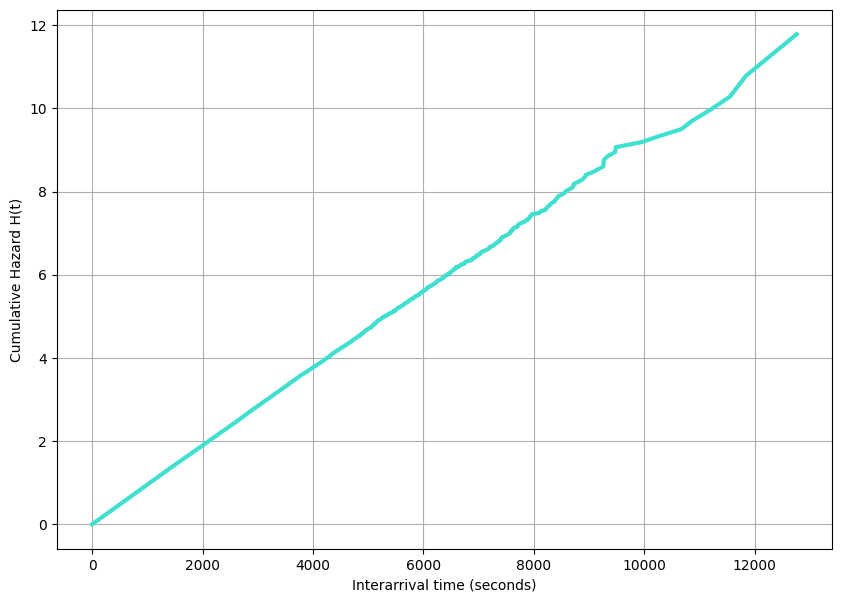
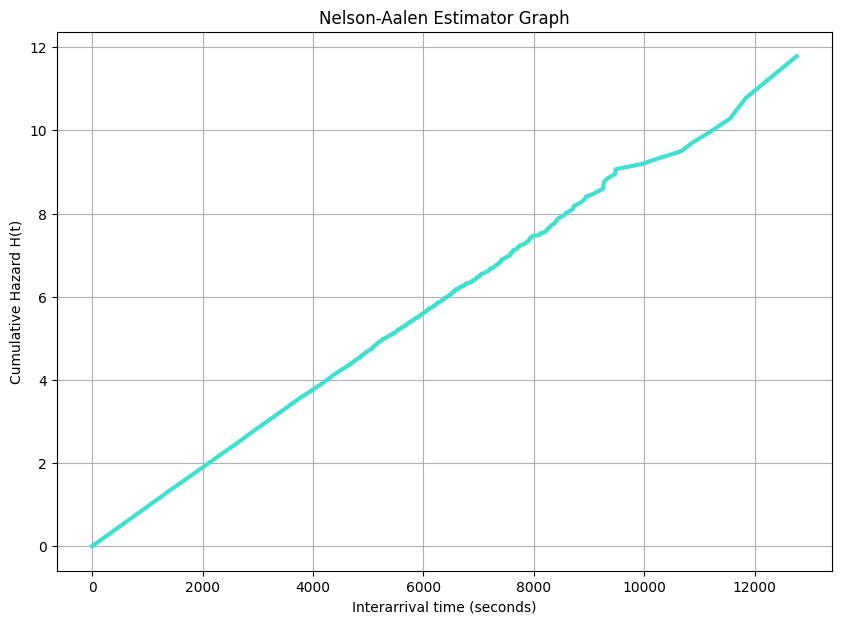
Unified diff of the notebook cell whose output changed from the first chart to the second:
--- before
+++ after
@@ -3,4 +3,5 @@
 plt.figure(figsize=(10,7))
 plt.plot(time_values, Ht, color='turquoise',linewidth='3')
+plt.title("Nelson-Aalen Estimator Graph")
 plt.xlabel("Interarrival time (seconds)")
 plt.ylabel("Cumulative Hazard H(t)")

Commit: last changes